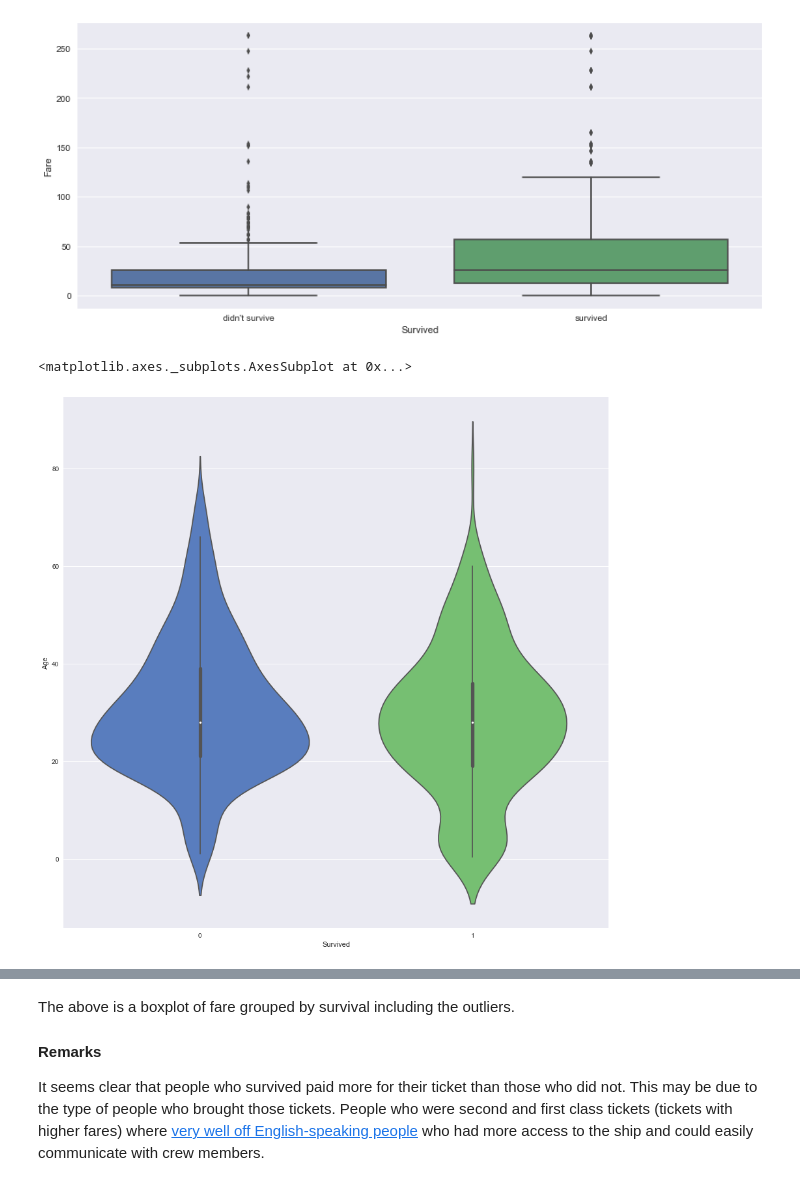
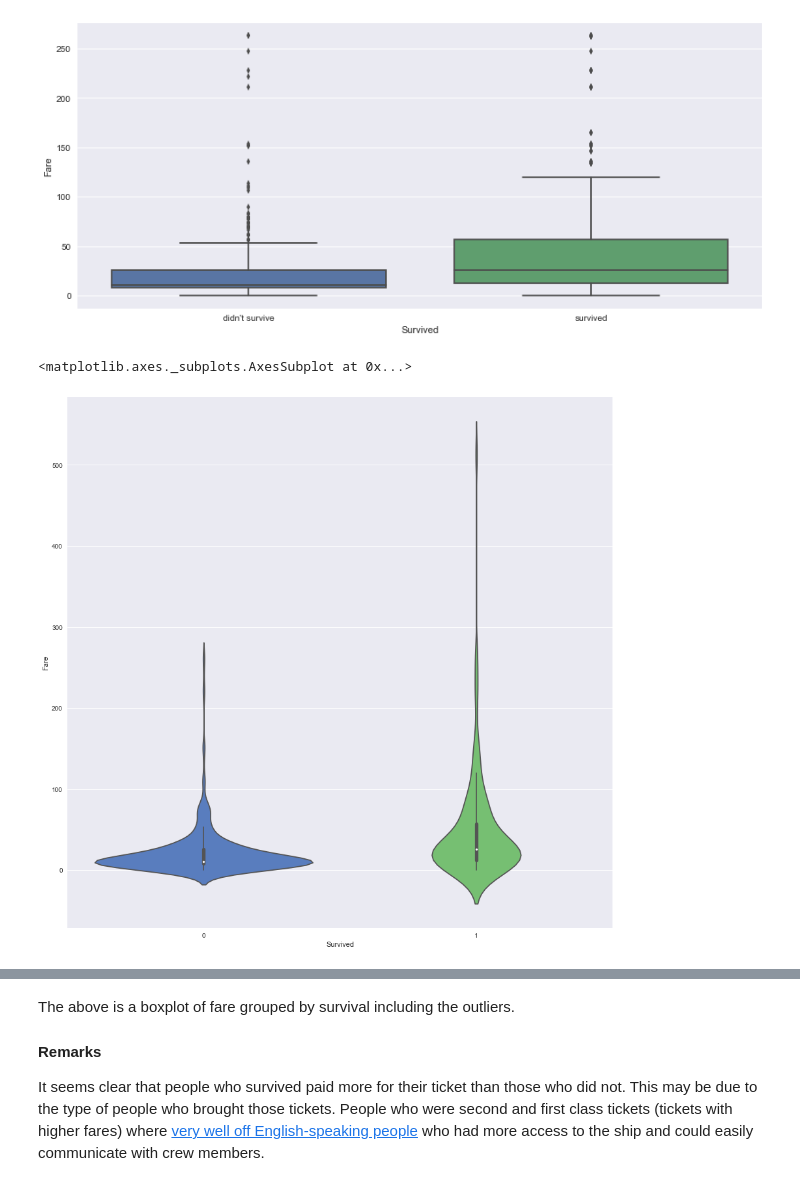
Before and after one commit to dataxerik/Udacity_Data_Analyst, a Jupyter notebook: Intro To Data Analytic/Intro To Data Analysis Project - Titanic Dataset.ipynb, the cells around one changed output, grey strips where cells are left out. Drawn from its saved outputs; the diff is of its cells as text; code cells hidden in the pictures.

```diff
--- a/Intro To Data Analytic/Intro To Data Analysis Project - Titanic Dataset.ipynb
+++ b/Intro To Data Analytic/Intro To Data Analysis Project - Titanic Dataset.ipynb
@@ -401,8 +404,8 @@ plt.show()
 [figure]
 # %%
 fig, ax = plt.subplots(figsize=(15,15))
-seaborn.violinplot(ax=ax, y='Age', x='Survived', data=titanic_raw_df, palette='muted')
+seaborn.violinplot(ax=ax, y='Fare', x='Survived', data=titanic_raw_df, palette='muted')
 #ax.set_figsize(15,15)
 # %% [output]
 <matplotlib.axes._subplots.AxesSubplot at 0x...>
-[figure, old version]
+[figure, new version]
```
Also changed, not shown: parts of 12 cells of this notebook.
